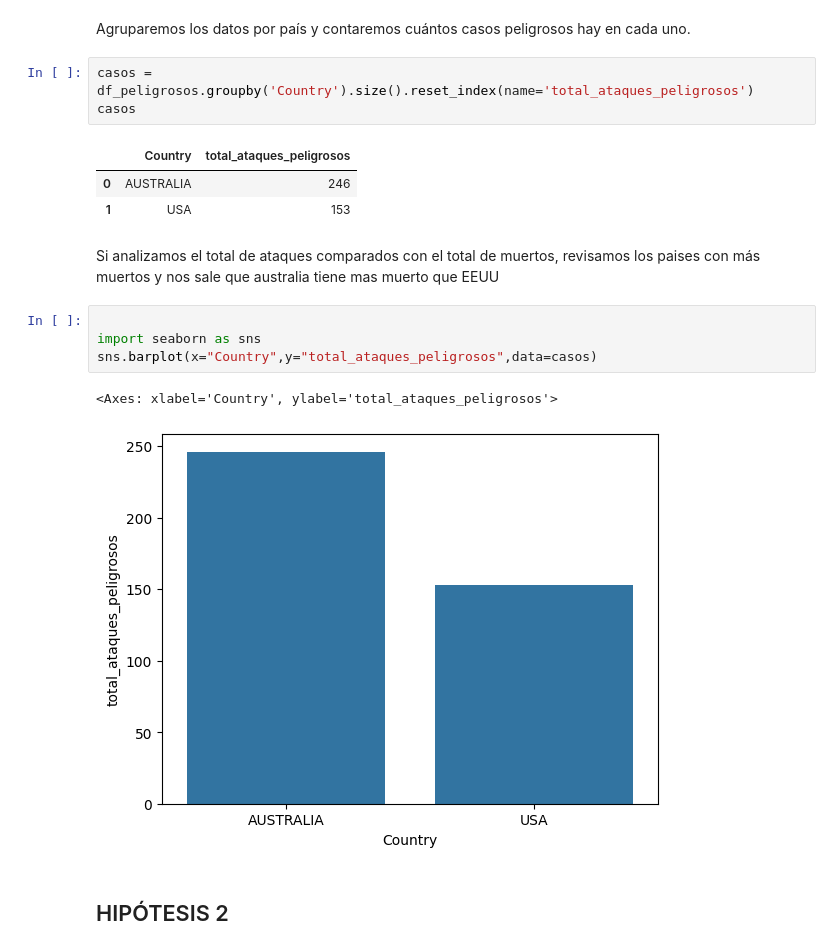
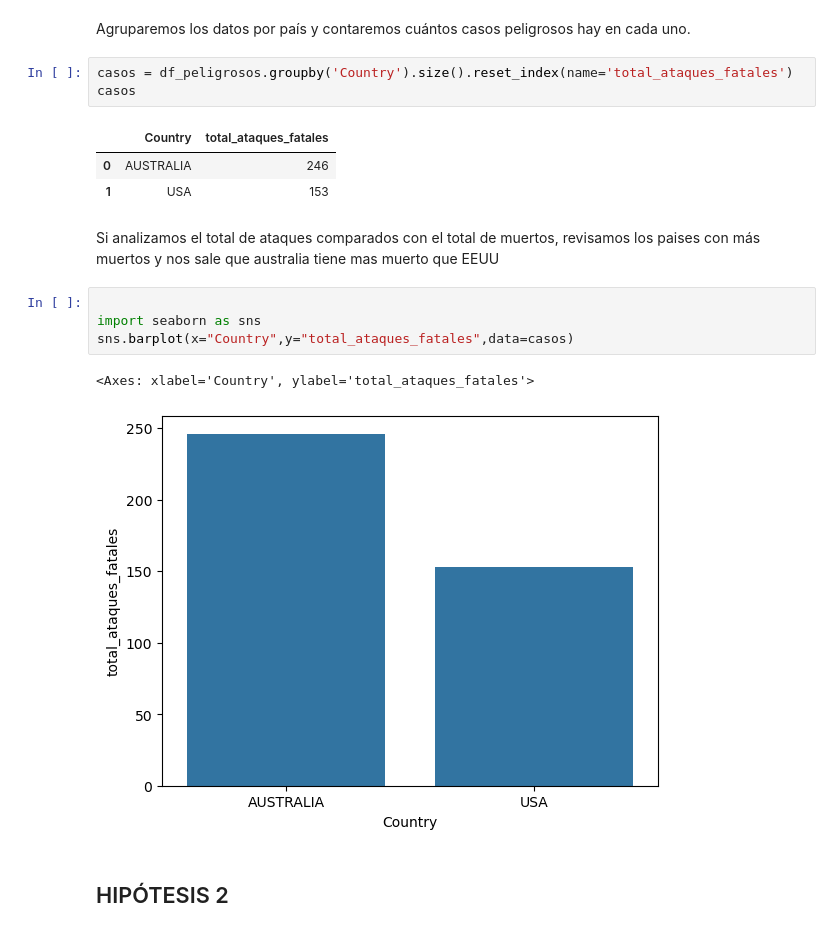
Before and after one commit to julio-bp/SEMANA2_SHARK, a Jupyter notebook: proyecto-shark.ipynb, the cells around one changed output. Drawn from its saved outputs; the diff is of its cells as text.

```diff
--- a/proyecto-shark.ipynb
+++ b/proyecto-shark.ipynb
@@ -580,10 +578,10 @@ df_peligrosos
 # %% [markdown]
 Agruparemos los datos por país y contaremos cuántos casos peligrosos hay en cada uno.
 # %%
-casos = df_peligrosos.groupby('Country').size().reset_index(name='total_ataques_peligrosos')
+casos = df_peligrosos.groupby('Country').size().reset_index(name='total_ataques_fatales')
 casos
 # %% [output]
-|  | Country | total_ataques_peligrosos |
+|  | Country | total_ataques_fatales |
 | 0 | AUSTRALIA | 246 |
 | 1 | USA | 153 |
 # %% [markdown]
@@ -591,10 +589,10 @@ Si analizamos el total de ataques comparados con el total de muertos, revisamos
 # %%
 
 import seaborn as sns
-sns.barplot(x="Country",y="total_ataques_peligrosos",data=casos)
+sns.barplot(x="Country",y="total_ataques_fatales",data=casos)
 # %% [output]
-<Axes: xlabel='Country', ylabel='total_ataques_peligrosos'>
+<Axes: xlabel='Country', ylabel='total_ataques_fatales'>
-[figure, old version]
+[figure, new version]
 # %% [markdown]
 ## HIPÓTESIS 2 ##
 # %% [markdown]
```
Also changed, not shown: parts of 14 cells of this notebook, 1 other file.
